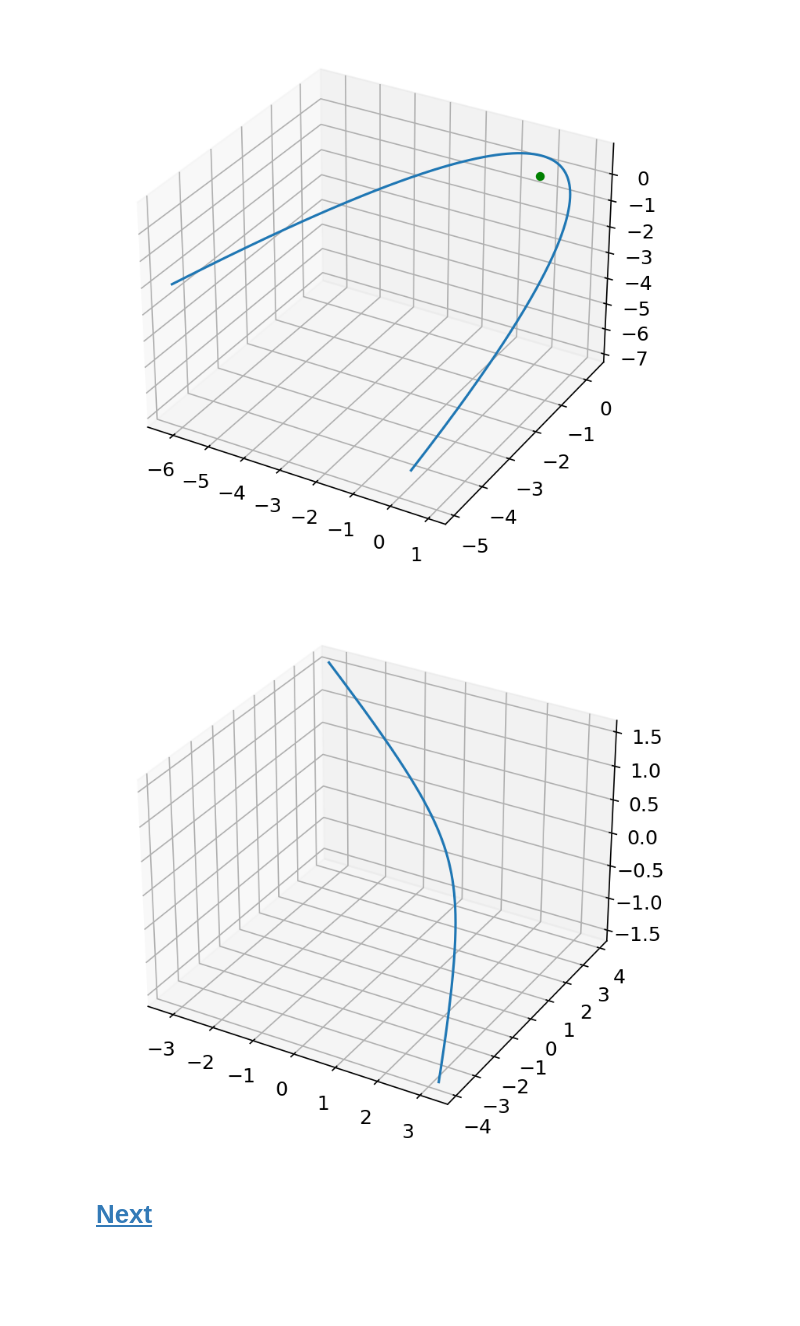
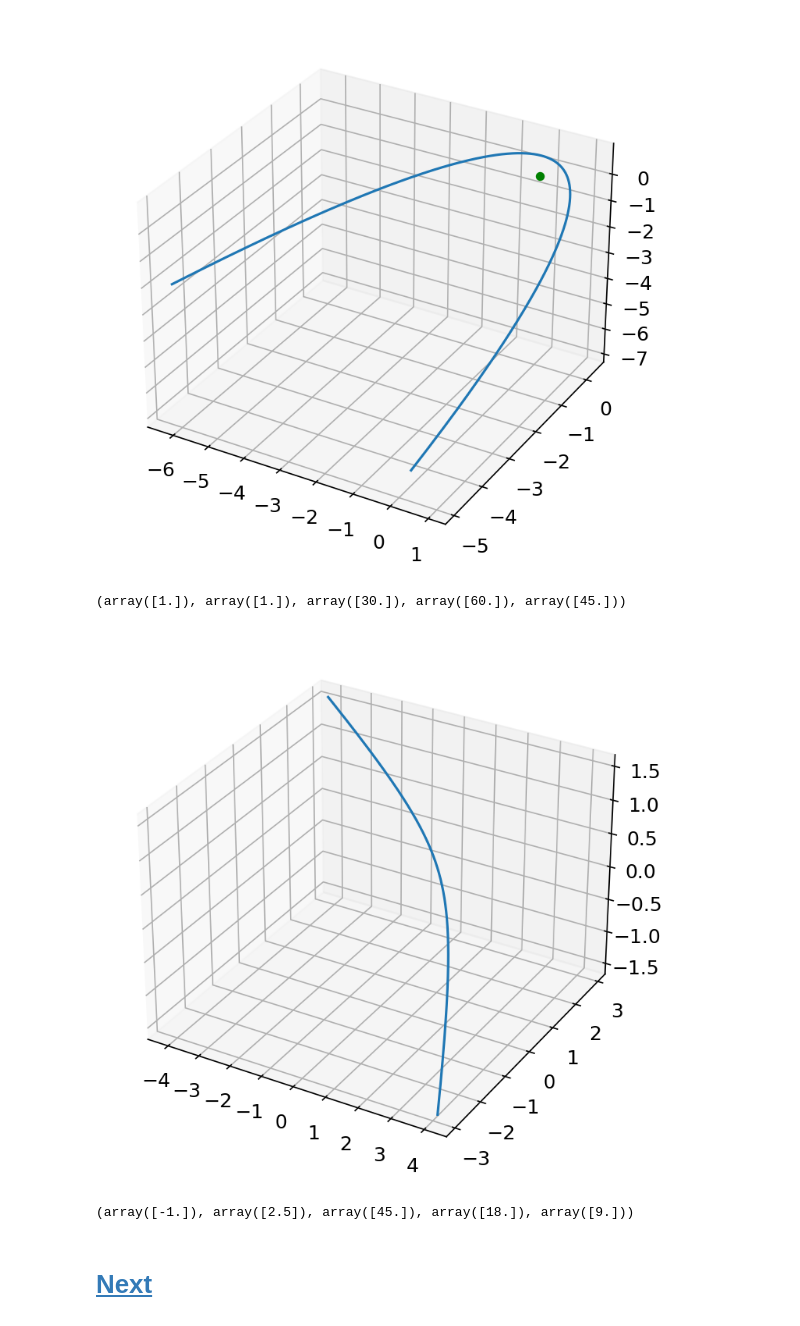
Before and after one commit to dsavransky/astrodynamicsbook, a Jupyter notebook: Notebooks/18-Orbits in 3D.ipynb, the cells around one changed output. Cells and saved outputs as stored; diff of their text form; code cells hidden in the pictures; blank space fills up the shorter version.

```diff
--- a/Notebooks/18-Orbits in 3D.ipynb
+++ b/Notebooks/18-Orbits in 3D.ipynb
@@ -472,14 +481,27 @@ ax.plot(r[:,0],r[:,1],r[:,2])
 ax.scatter(0,0,0,color='g');
 # %% [output]
 [figure]
+# %%
+# show that we can retrieve the orbital element inputs from any of the outputs
+l,e,O,I,w,tp =  orbstate2kepler(r[42], v[42], 1)
+l,e,O*180/np.pi,I*180/np.pi,w*180/np.pi #first output is \ell for parabolae
+# %% [output]
+(array([1.]), array([1.]), array([30.]), array([60.]), array([45.]))
 # %%
 #hyperbola
-r,v = kepler2orbstate(-1, 2.5, np.pi/6, np.pi/10, np.pi/20, 1, np.linspace(-np.pi/2,np.pi/2,500))
+#a = -1, e = 2.5, \Omega = 45 deg, I = 18 deg, \omega = 9 deg, mu = 1
+r,v = kepler2orbstate(-1, 2.5, np.pi/4, np.pi/10, np.pi/20, 1, np.linspace(-np.pi/2,np.pi/2,500))
 fig = plt.figure(figsize=(6,6))
 ax = fig.add_subplot(projection='3d')
 ax.plot(r[:,0],r[:,1],r[:,2]);
 # %% [output]
-[figure, old version]
+[figure, new version]
+# %%
+# show that we can retrieve the orbital element inputs from any of the outputs
+a,e,O,I,w,tp =  orbstate2kepler(r[15], v[15], 1)
+a,e,O*180/np.pi,I*180/np.pi,w*180/np.pi
+# %% [output]
+(array([-1.]), array([2.5]), array([45.]), array([18.]), array([9.]))
 # %%
 # This is just here to generate the link to the next notebook
 genNextLink()
```
Also changed, not shown: parts of 13 cells of this notebook, 3 other files.
